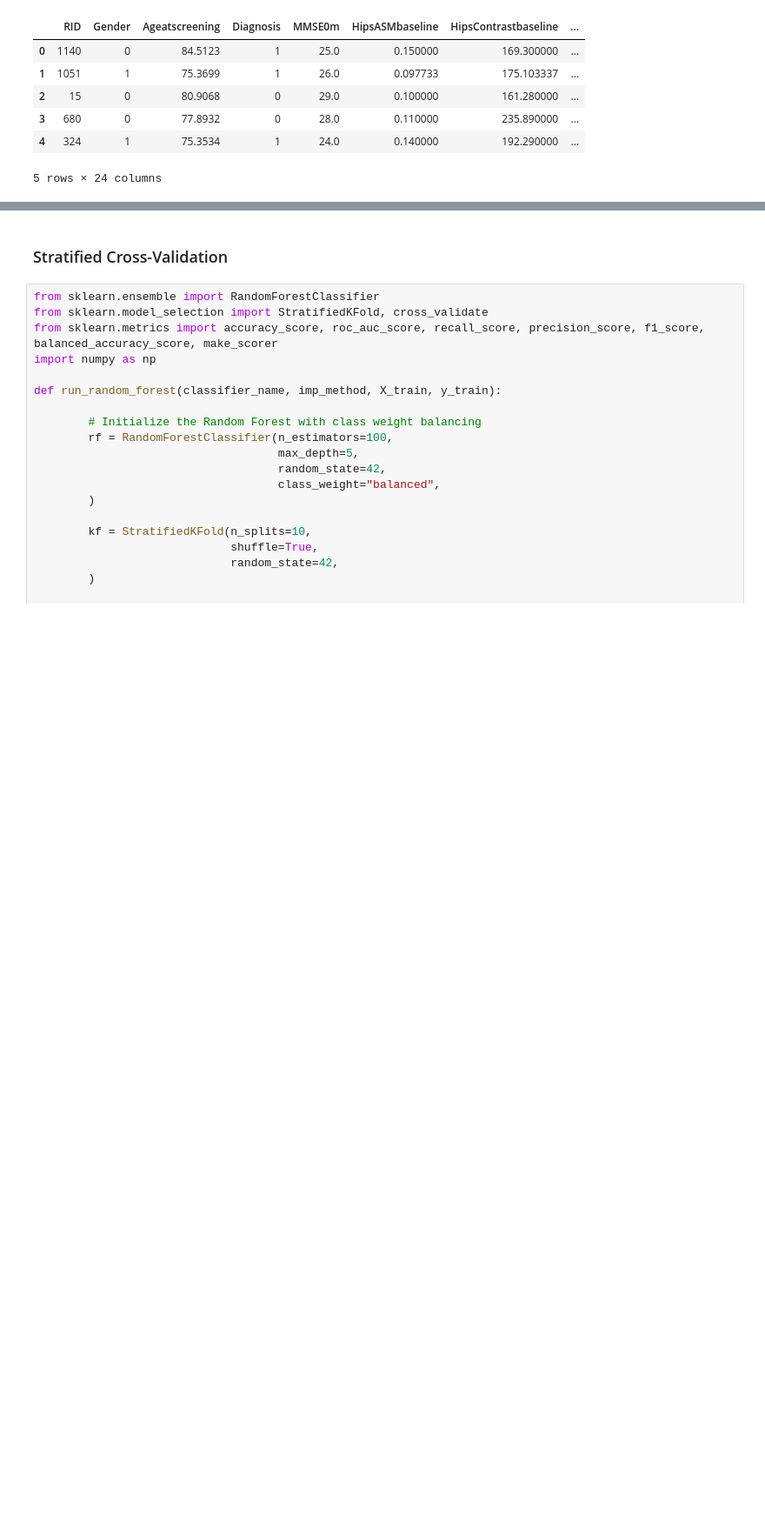
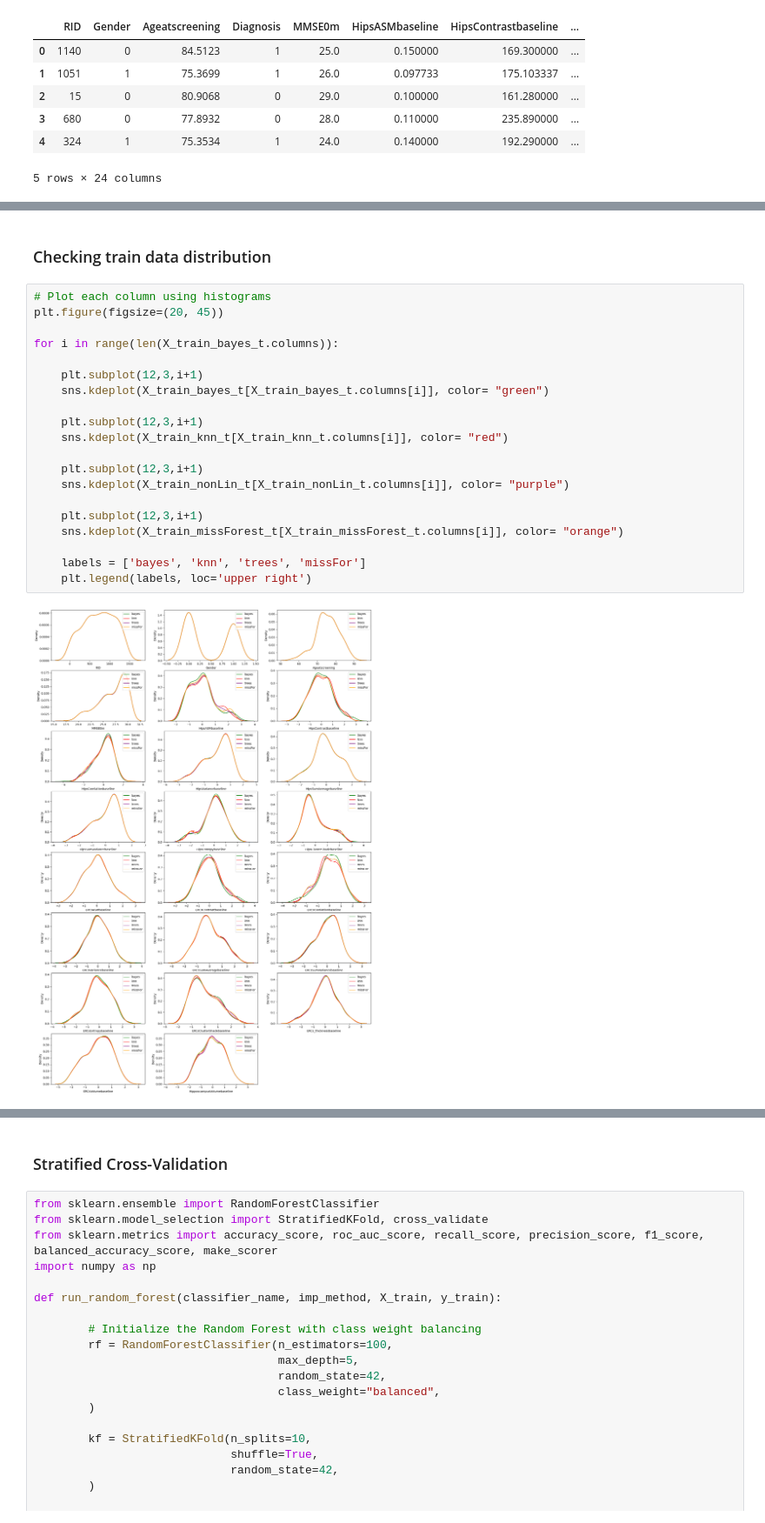
Before and after one commit to InfoAdam1998/ADNI-1-Thesis-Project, a Jupyter notebook: notebooks/feature_engineering/data_imputation_methods/model_base/mice_base_model_analysis.ipynb, the cells around one changed output, grey strips where cells are left out. Shown at 87% size. Drawn from its saved outputs; the diff is of its cells as text; blank space fills up the shorter version.

```diff
--- a/notebooks/feature_engineering/data_imputation_methods/model_base/mice_base_model_analysis.ipynb
+++ b/notebooks/feature_engineering/data_imputation_methods/model_base/mice_base_model_analysis.ipynb
@@ -147,0 +180,24 @@ X_test_missForest_t[cols] = scaler.transform(X_test_missForest_t[cols])
+# %% [markdown]
+### Checking train data distribution
+# %%
+# Plot each column using histograms
+plt.figure(figsize=(20, 45))
+
+for i in range(len(X_train_bayes_t.columns)):
+
+    plt.subplot(12,3,i+1)
+    sns.kdeplot(X_train_bayes_t[X_train_bayes_t.columns[i]], color= "green")
+
+    plt.subplot(12,3,i+1)
+    sns.kdeplot(X_train_knn_t[X_train_knn_t.columns[i]], color= "red")
+
+    plt.subplot(12,3,i+1)
+    sns.kdeplot(X_train_nonLin_t[X_train_nonLin_t.columns[i]], color= "purple")
+
+    plt.subplot(12,3,i+1)
+    sns.kdeplot(X_train_missForest_t[X_train_missForest_t.columns[i]], color= "orange")
+
+    labels = ['bayes', 'knn', 'trees', 'missFor']
+    plt.legend(labels, loc='upper right')
+# %% [output]
+[figure, added]
```
Also changed, not shown: parts of 24 cells of this notebook, 3 other files.
